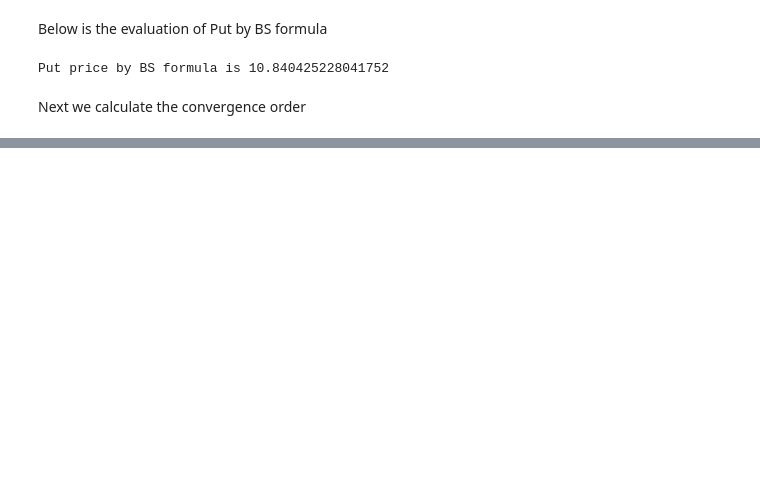
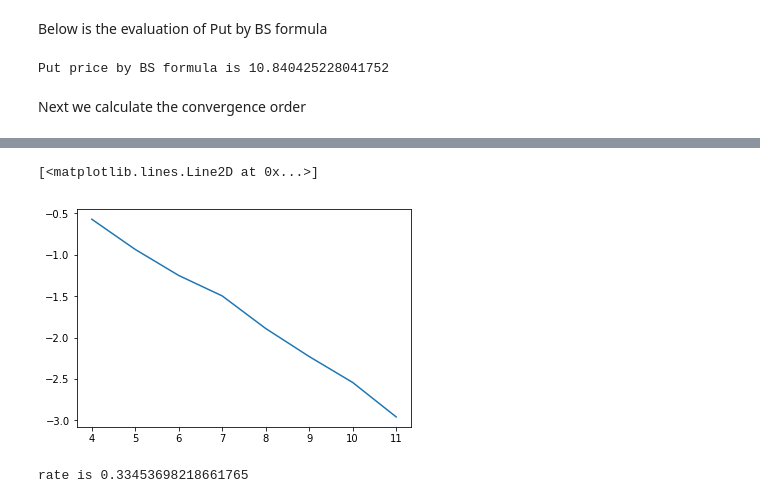
Before and after one commit to shichaochhk/MA6628v02, a Jupyter notebook: EM03.ipynb, the cells around one changed output, grey strips where cells are left out. Cells and saved outputs as stored; diff of their text form; code cells hidden in the pictures; blank space fills up the shorter version.

```diff
--- a/EM03.ipynb
+++ b/EM03.ipynb
@@ -117,0 +120,14 @@ print(rate)
+# %%
+x_coordinate = ArrLog2Steps+NumMinLog2Steps
+y_coordinate = np.log(ArrErr)
+# %%
+plt.plot(x_coordinate, y_coordinate)
+# %% [output]
+[<matplotlib.lines.Line2D at 0x...>]
+[figure, added]
+# %%
+lg = stats.linregress(x_coordinate,y_coordinate)
+rate = -lg[0]
+print('rate is '+ str(rate))
+# %% [output]
+rate is 0.33453698218661765
```
Also changed, not shown: parts of 6 cells of this notebook.
